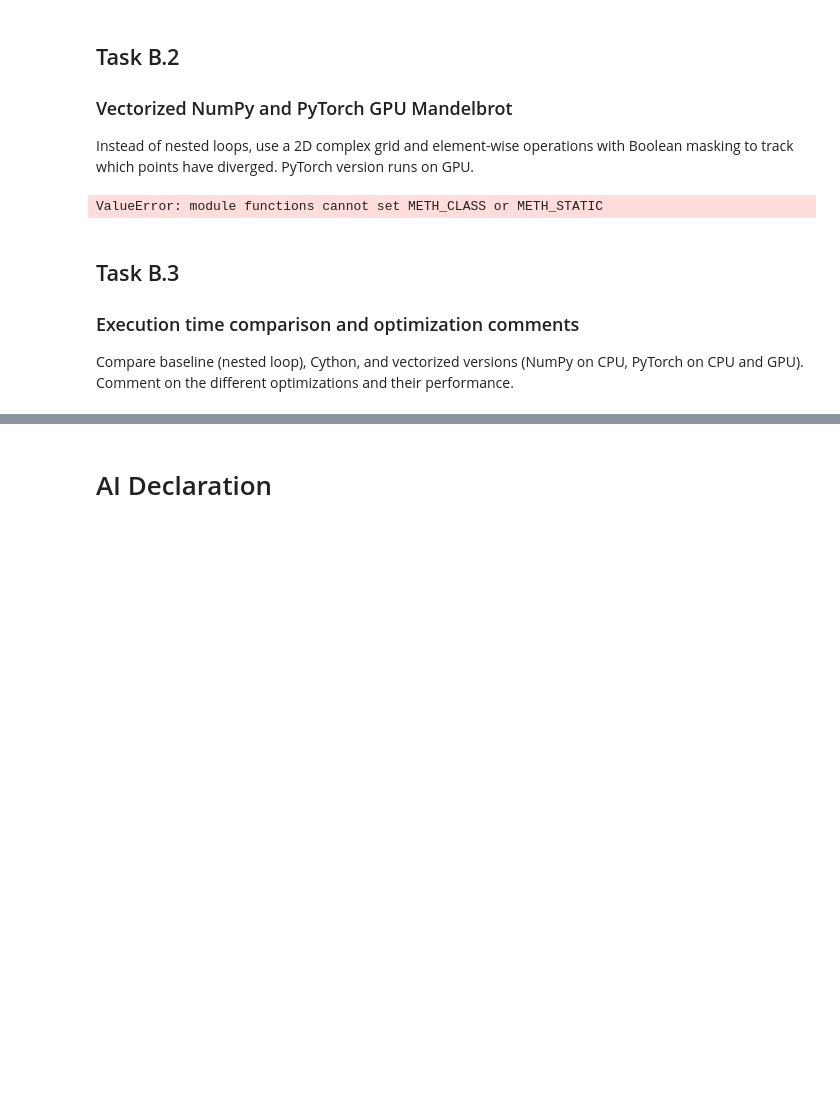
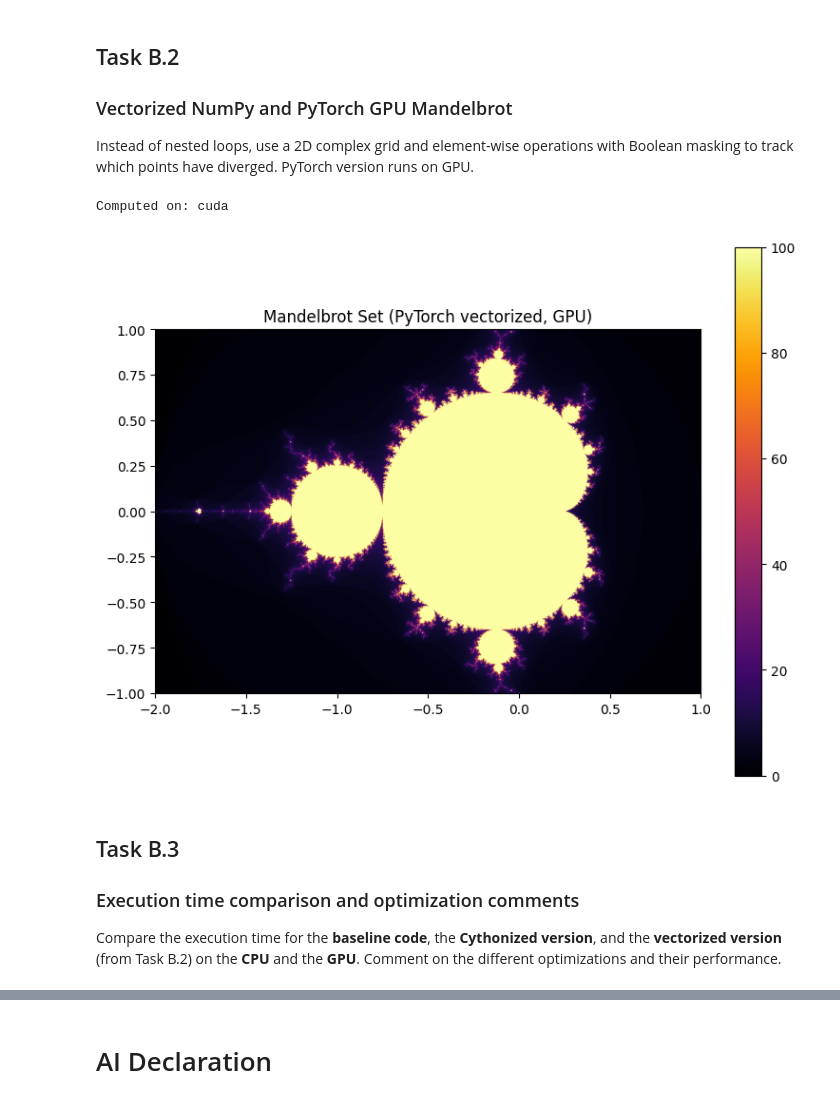
Before and after one commit to anson-ryea/dd2358-work, a Jupyter notebook: asm3/asm3.ipynb, the cells around one changed output, grey strips where cells are left out. Cells and saved outputs as stored; diff of their text form; code cells hidden in the pictures; blank space fills up the shorter version.

Commit message:
asm3: update notebook (Task B.3 timing, comments, GPU fallback), ignore build artifacts
Co-authored-by: Cursor <cursoragent@cursor.com>

```diff
--- a/asm3/asm3.ipynb
+++ b/asm3/asm3.ipynb
@@ -405,7 +405,6 @@ import matplotlib.pyplot as plt
 
 
 def mandelbrot_set_torch_gpu(width, height, x_min, x_max, y_min, y_max, max_iter=100, device=None):
-    """PyTorch Mandelbrot on GPU: same vectorized logic with Boolean masking, all on device."""
     if device is None:
         device = torch.device('cuda' if torch.cuda.is_available() else 'mps' if torch.backends.mps.is_available() else 'cpu')
 
@@ -416,39 +415,40 @@ def mandelbrot_set_torch_gpu(width, height, x_min, x_max, y_min, y_max, max_iter
 
     Z = torch.zeros_like(C, device=device)
     output = torch.full((height, width), max_iter, dtype=torch.float64, device=device)
     mask = torch.ones((height, width), dtype=torch.bool, device=device)
 
     for n in range(max_iter):
         Z[mask] = Z[mask] * Z[mask] + C[mask]
         diverged = torch.abs(Z) > 2
         just_diverged = diverged & mask
         output[just_diverged] = n
         mask &= ~diverged
 
     return output.cpu().numpy()
 
 
 # Same parameters
 width, height = 1000, 800
 x_min, x_max, y_min, y_max = -2, 1, -1, 1
 
 device = torch.device('cuda' if torch.cuda.is_available() else 'mps' if torch.backends.mps.is_available() else 'cpu')
 image_gpu = mandelbrot_set_torch_gpu(width, height, x_min, x_max, y_min, y_max, max_iter=100, device=device)
 print(f"Computed on: {device}")
 
 fig, ax = plt.subplots(1, 1, figsize=(8, 6))
 im = ax.imshow(image_gpu, cmap='inferno', extent=[x_min, x_max, y_min, y_max])
 plt.colorbar(im, ax=ax)
 ax.set_title("Mandelbrot Set (PyTorch vectorized, GPU)")
 plt.tight_layout()
 plt.show()
 # %% [output]
-ValueError: module functions cannot set METH_CLASS or METH_STATIC
+Computed on: cuda
+[figure, added]
 # %% [markdown]
 ## Task B.3
 ### Execution time comparison and optimization comments
 
-Compare baseline (nested loop), Cython, and vectorized versions (NumPy on CPU, PyTorch on CPU and GPU). Comment on the different optimizations and their performance.
+Compare the execution time for the **baseline code**, the **Cythonized version**, and the **vectorized version** (from Task B.2) on the **CPU** and the **GPU**. Comment on the different optimizations and their performance.
 # %%
 import sys
 import os
```
Also changed, not shown: parts of 3 cells of this notebook, 2 other files.
